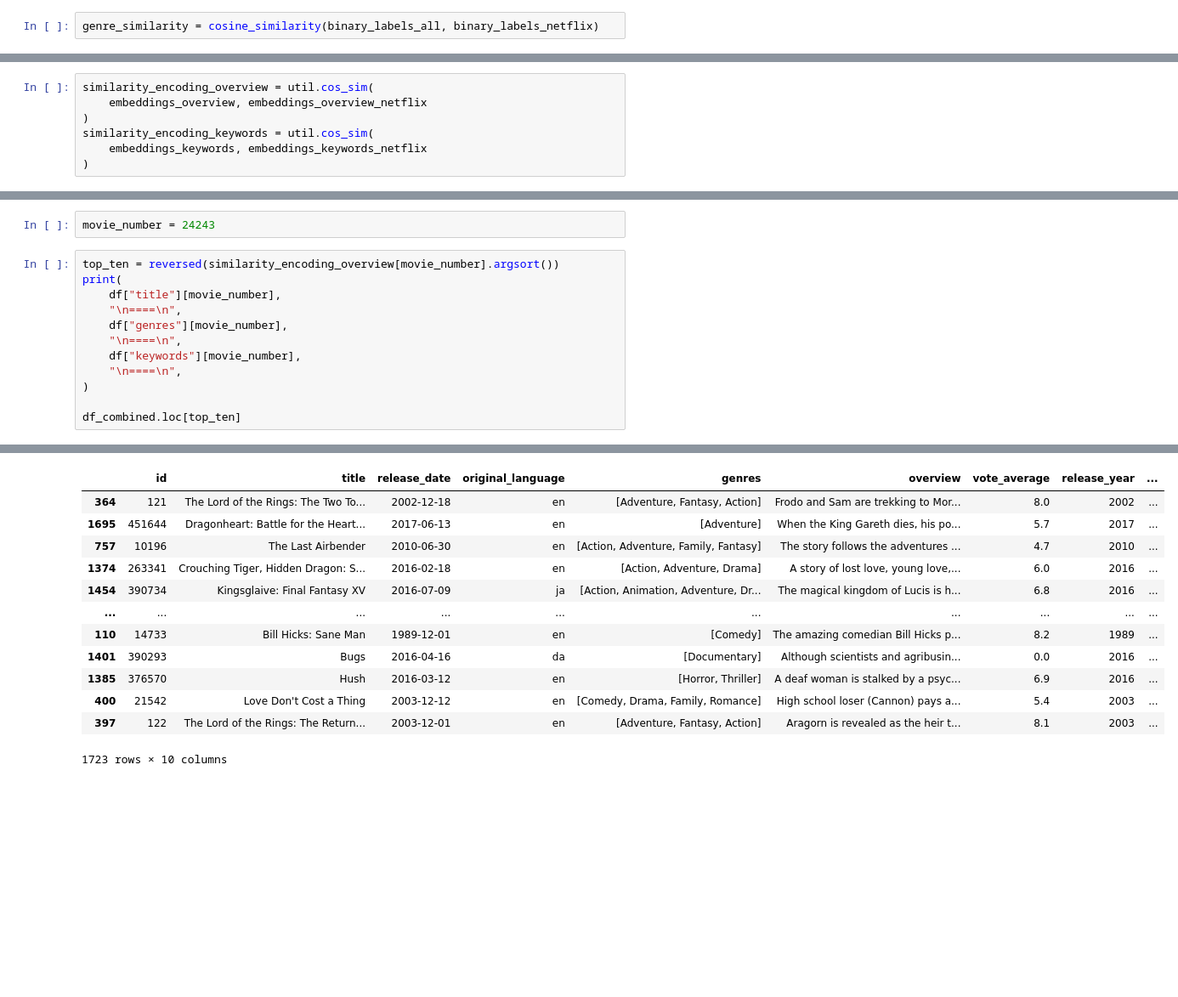
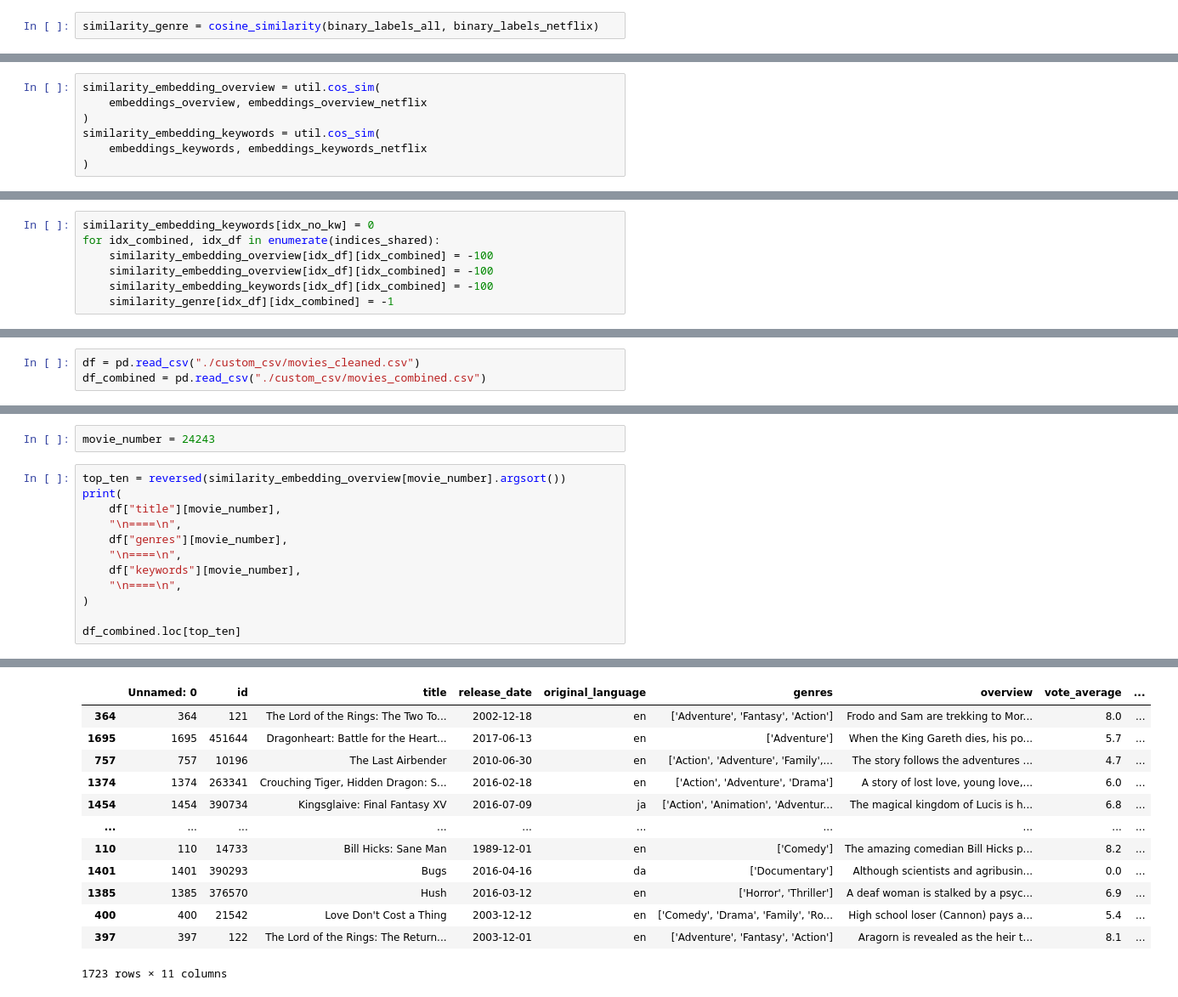
Before and after one commit to Bangar-Lovejesh/Movie-Recommender, a Jupyter notebook: notebook/movies-and-netflix-preprocessing.ipynb, the cells around one changed output, grey strips where cells are left out. Shown at 85% size. Saved outputs shown, nothing was run; the diff lists cells and outputs as text; blank space fills up the shorter version.

```diff
--- a/notebook/movies-and-netflix-preprocessing.ipynb
+++ b/notebook/movies-and-netflix-preprocessing.ipynb
@@ -163,4 +163,4 @@ mlb = MultiLabelBinarizer(classes=all_genres)
 binary_labels_netflix = mlb.fit_transform(df_combined["genres"])
 genres = mlb.classes_
 # %%
-genre_similarity = cosine_similarity(binary_labels_all, binary_labels_netflix)
+similarity_genre = cosine_similarity(binary_labels_all, binary_labels_netflix)
@@ -188,7 +184,7 @@ similarity_netflix = genre_similarity[indices_shared]
 # %%
-similarity_encoding_overview = util.cos_sim(
+similarity_embedding_overview = util.cos_sim(
     embeddings_overview, embeddings_overview_netflix
 )
-similarity_encoding_keywords = util.cos_sim(
+similarity_embedding_keywords = util.cos_sim(
     embeddings_keywords, embeddings_keywords_netflix
 )
@@ -200 +191,8 @@ genre_similarity[indices_shared, np.arange(len(indices_shared))] = -1
+# %%
+similarity_embedding_keywords[idx_no_kw] = 0
+for idx_combined, idx_df in enumerate(indices_shared):
+    similarity_embedding_overview[idx_df][idx_combined] = -100
+    similarity_embedding_overview[idx_df][idx_combined] = -100
+    similarity_embedding_keywords[idx_df][idx_combined] = -100
+    similarity_genre[idx_df][idx_combined] = -1
 # %%
@@ -220,6 +222,9 @@ torch.Size([44395, 1723])
 Path("./custom_csv").mkdir(parents=True, exist_ok=True)
 df.to_csv("./custom_csv/movies_cleaned.csv")
 df_combined.to_csv("./custom_csv/movies_combined.csv")
+# %%
+df = pd.read_csv("./custom_csv/movies_cleaned.csv")
+df_combined = pd.read_csv("./custom_csv/movies_combined.csv")
 # %%
 df["title"][df.title == "The Lord of the Rings: The Return of the King"]
 # %% [output]
@@ -228,35 +233,35 @@ Name: title, dtype: object
 # %%
 movie_number = 24243
 # %%
-top_ten = reversed(similarity_encoding_overview[movie_number].argsort())
+top_ten = reversed(similarity_embedding_overview[movie_number].argsort())
 print(
     df["title"][movie_number],
     "\n====\n",
     df["genres"][movie_number],
     "\n====\n",
     df["keywords"][movie_number],
     "\n====\n",
 )
 
 df_combined.loc[top_ten]
 # %% [output]
 The Lord of the Rings: The Return of the King
 ====
  ['Adventure', 'Fantasy', 'Action']
 ====
  elves, orcs, middle-earth (tolkien), based on novel, suspicion, bravery, war, honor, troll, brutality, violence, ghost, end of trilogy, quest, sword and sorcery
 ====
-|  | id | title | release_date | original_language | genres | overview | vote_average | release_year | ... |
-| 364 | 121 | The Lord of the Rings: The Two To... | 2002-12-18 | en | [Adventure, Fantasy, Action] | Frodo and Sam are trekking to Mor... | 8.0 | 2002 | ... |
-| 1695 | 451644 | Dragonheart: Battle for the Heart... | 2017-06-13 | en | [Adventure] | When the King Gareth dies, his po... | 5.7 | 2017 | ... |
-| 757 | 10196 | The Last Airbender | 2010-06-30 | en | [Action, Adventure, Family, Fantasy] | The story follows the adventures ... | 4.7 | 2010 | ... |
-| 1374 | 263341 | Crouching Tiger, Hidden Dragon: S... | 2016-02-18 | en | [Action, Adventure, Drama] | A story of lost love, young love,... | 6.0 | 2016 | ... |
-| 1454 | 390734 | Kingsglaive: Final Fantasy XV | 2016-07-09 | ja | [Action, Animation, Adventure, Dr... | The magical kingdom of Lucis is h... | 6.8 | 2016 | ... |
+|  | Unnamed: 0 | id | title | release_date | original_language | genres | overview | vote_average | ... |
+| 364 | 364 | 121 | The Lord of the Rings: The Two To... | 2002-12-18 | en | ['Adventure', 'Fantasy', 'Action'] | Frodo and Sam are trekking to Mor... | 8.0 | ... |
+| 1695 | 1695 | 451644 | Dragonheart: Battle for the Heart... | 2017-06-13 | en | ['Adventure'] | When the King Gareth dies, his po... | 5.7 | ... |
+| 757 | 757 | 10196 | The Last Airbender | 2010-06-30 | en | ['Action', 'Adventure', 'Family',... | The story follows the adventures ... | 4.7 | ... |
+| 1374 | 1374 | 263341 | Crouching Tiger, Hidden Dragon: S... | 2016-02-18 | en | ['Action', 'Adventure', 'Drama'] | A story of lost love, young love,... | 6.0 | ... |
+| 1454 | 1454 | 390734 | Kingsglaive: Final Fantasy XV | 2016-07-09 | ja | ['Action', 'Animation', 'Adventur... | The magical kingdom of Lucis is h... | 6.8 | ... |
 | ... | ... | ... | ... | ... | ... | ... | ... | ... | ... |
-| 110 | 14733 | Bill Hicks: Sane Man | 1989-12-01 | en | [Comedy] | The amazing comedian Bill Hicks p... | 8.2 | 1989 | ... |
-| 1401 | 390293 | Bugs | 2016-04-16 | da | [Documentary] | Although scientists and agribusin... | 0.0 | 2016 | ... |
-| 1385 | 376570 | Hush | 2016-03-12 | en | [Horror, Thriller] | A deaf woman is stalked by a psyc... | 6.9 | 2016 | ... |
-| 400 | 21542 | Love Don't Cost a Thing | 2003-12-12 | en | [Comedy, Drama, Family, Romance] | High school loser (Cannon) pays a... | 5.4 | 2003 | ... |
-| 397 | 122 | The Lord of the Rings: The Return... | 2003-12-01 | en | [Adventure, Fantasy, Action] | Aragorn is revealed as the heir t... | 8.1 | 2003 | ... |
+| 110 | 110 | 14733 | Bill Hicks: Sane Man | 1989-12-01 | en | ['Comedy'] | The amazing comedian Bill Hicks p... | 8.2 | ... |
+| 1401 | 1401 | 390293 | Bugs | 2016-04-16 | da | ['Documentary'] | Although scientists and agribusin... | 0.0 | ... |
+| 1385 | 1385 | 376570 | Hush | 2016-03-12 | en | ['Horror', 'Thriller'] | A deaf woman is stalked by a psyc... | 6.9 | ... |
+| 400 | 400 | 21542 | Love Don't Cost a Thing | 2003-12-12 | en | ['Comedy', 'Drama', 'Family', 'Ro... | High school loser (Cannon) pays a... | 5.4 | ... |
+| 397 | 397 | 122 | The Lord of the Rings: The Return... | 2003-12-01 | en | ['Adventure', 'Fantasy', 'Action'] | Aragorn is revealed as the heir t... | 8.1 | ... |
-1723 rows × 10 columns
+1723 rows × 11 columns
 # %%
```
Also changed, not shown: parts of 16 cells of this notebook.
